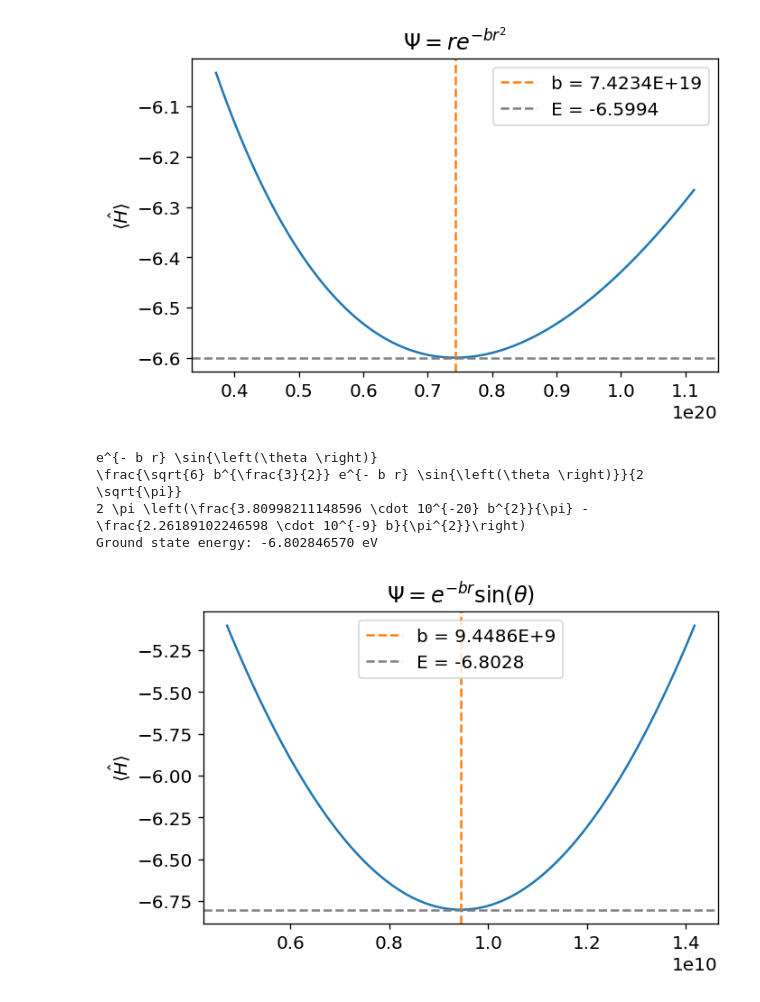
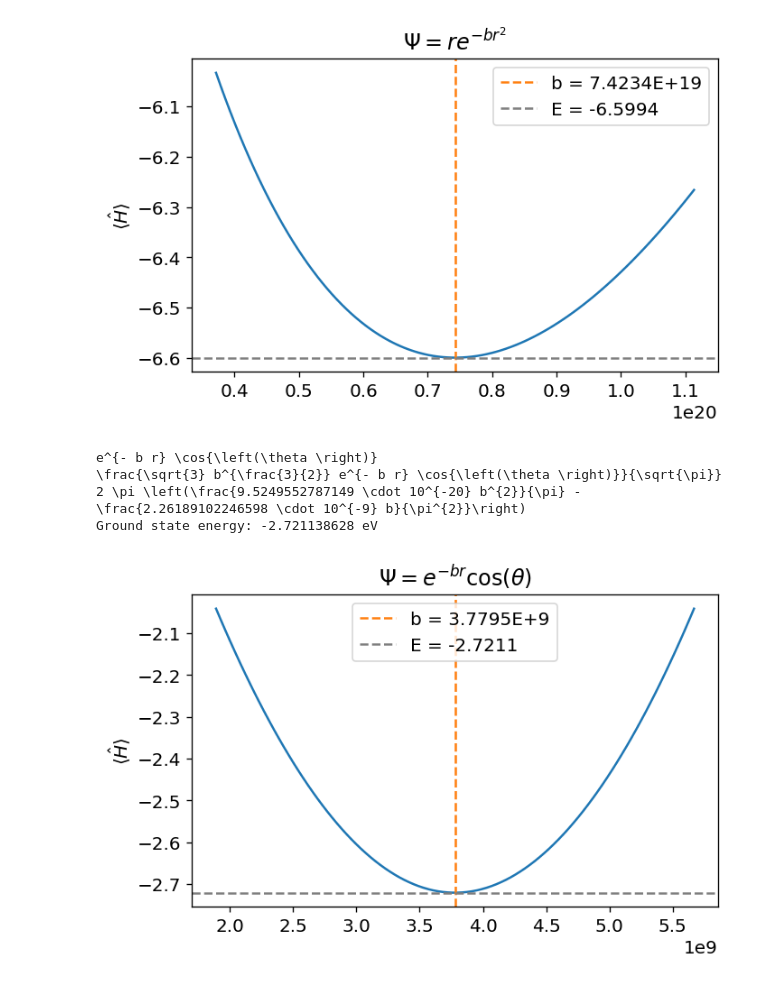
Before and after one commit to Jfeatherstone/VariationalSolver, a Jupyter notebook: GenericSolver.ipynb, the cells around one changed output. Saved outputs shown, nothing was run; the diff lists cells and outputs as text; code cells hidden in the pictures.

Commit message:
Added cos and sin asymmetric forms, which give nice results!

```diff
--- a/GenericSolver.ipynb
+++ b/GenericSolver.ipynb
@@ -97,13 +97,13 @@ r e^{- b r^{2}}
 Ground state energy: -6.599354872 eV
 [figure]
 # %%
-solve(BohrHamiltonian, Forms.SphericalExponentialTrigTheta)
-plt.savefig('images/gs_hydrogen_exp_trig.png')
+solve(BohrHamiltonian, Forms.SphericalExponentialTrigThetaCos)
+plt.savefig('images/gs_hydrogen_exp_cos.png')
 plt.show()
 # %% [output]
-e^{- b r} \sin{\left(\theta \right)}
-\frac{\sqrt{6} b^{\frac{3}{2}} e^{- b r} \sin{\left(\theta \right)}}{2 \sqrt{\pi}}
-2 \pi \left(\frac{3.80998211148596 \cdot 10^{-20} b^{2}}{\pi} - \frac{2.26189102246598 \cdot 10^{-9} b}{\pi^{2}}\right)
-Ground state energy: -6.802846570 eV
+e^{- b r} \cos{\left(\theta \right)}
+\frac{\sqrt{3} b^{\frac{3}{2}} e^{- b r} \cos{\left(\theta \right)}}{\sqrt{\pi}}
+2 \pi \left(\frac{9.5249552787149 \cdot 10^{-20} b^{2}}{\pi} - \frac{2.26189102246598 \cdot 10^{-9} b}{\pi^{2}}\right)
+Ground state energy: -2.721138628 eV
-[figure, old version]
+[figure, new version]
 # %%
```
Also changed, not shown: parts of 2 cells of this notebook, 6 other files.
